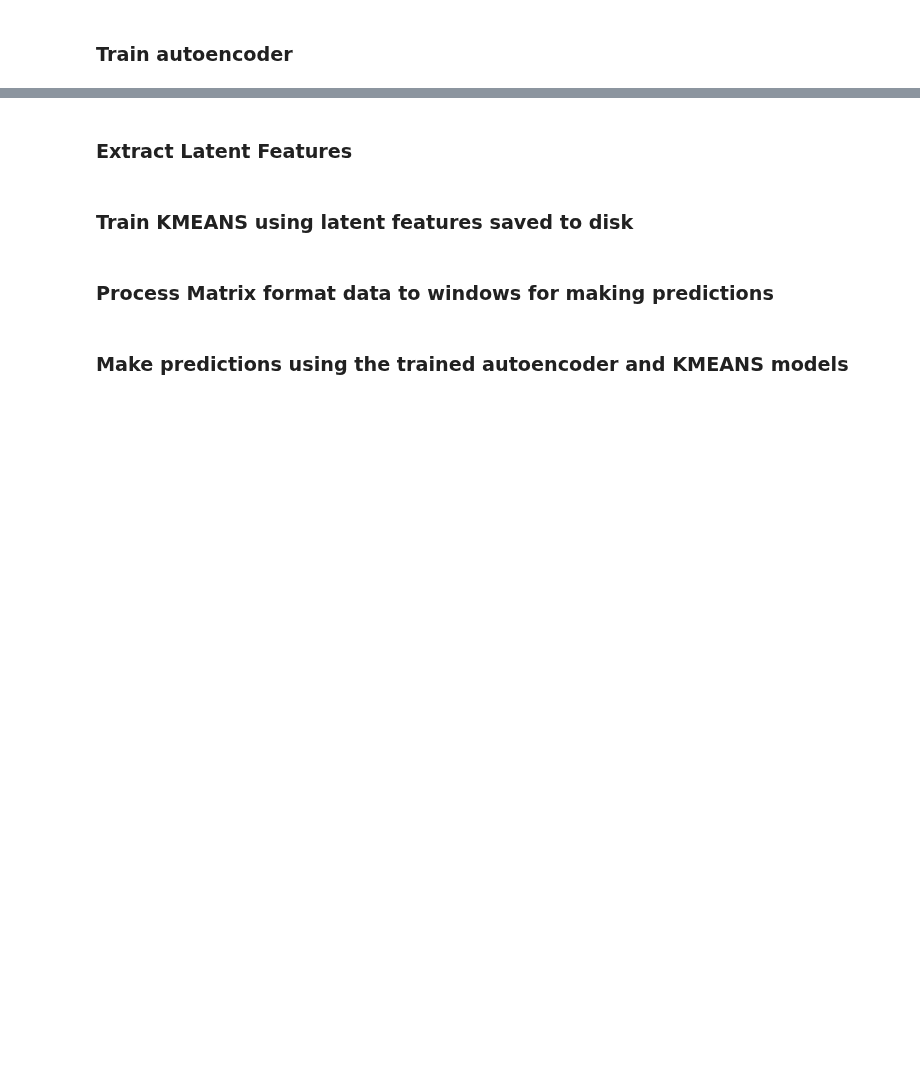
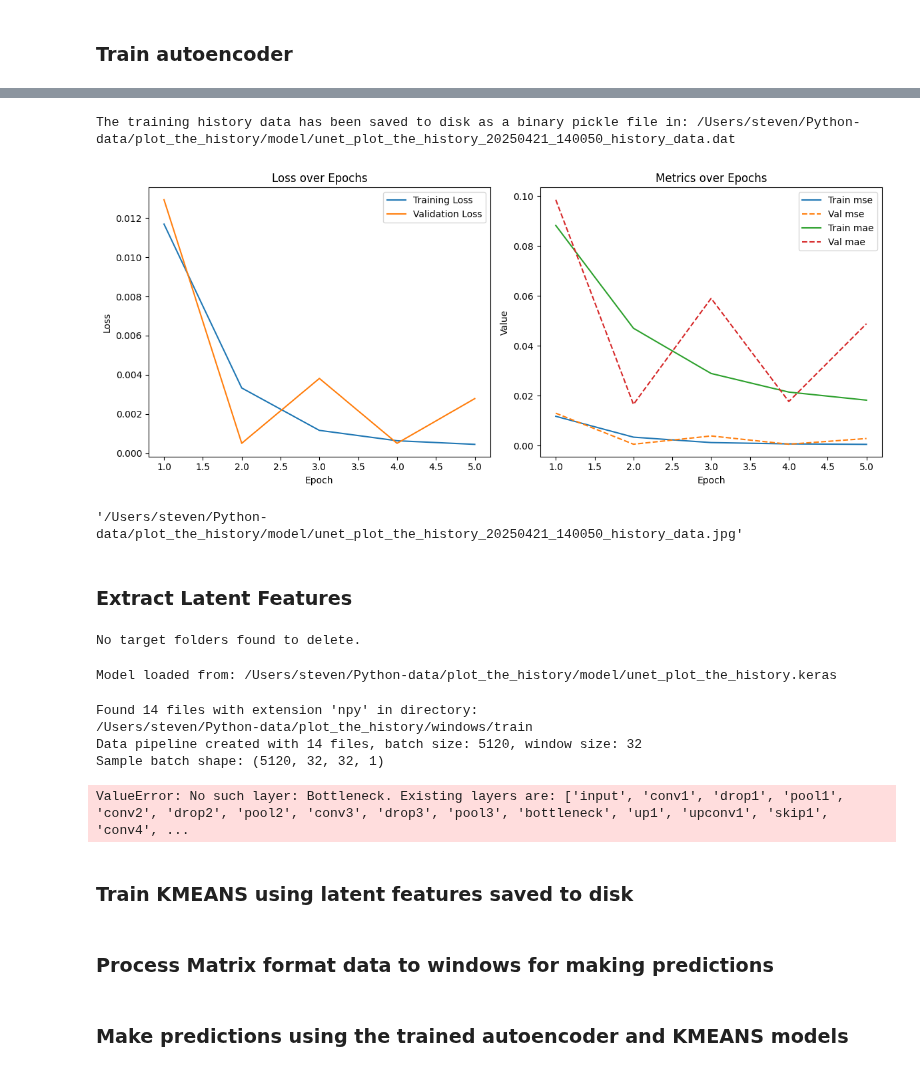
Before and after one commit to srschofield/SRSML24, a Jupyter notebook: examples/notebooks/cluster.ipynb, the cells around one changed output, grey strips where cells are left out. Drawn from its saved outputs; the diff is of its cells as text; code cells hidden in the pictures; blank space fills up the shorter version.

```diff
--- a/examples/notebooks/cluster.ipynb
+++ b/examples/notebooks/cluster.ipynb
@@ -106,7 +106,7 @@ Current time 2025-04-21 13:21:12
 # %%
 # Parameters for windows creation
 # General
-job_name = 'history'
+job_name = 'plot_the_history'
 verbose = False             # Set this True to print out more information
 
 # MTRX preprocessing
@@ -131,7 +131,7 @@ model_name = 'unet_' + job_name
 batch_size = 128
 buffer_size = 12800 # shuffling
 learning_rate = 1e-4
-epochs = 10
+epochs = 5
 
 # Parameters for clustering
 cluster_model_name = model_name + '_kmeans'
@@ -148,8 +148,8 @@ reassignment_ratio=0.05                         # Fraction of clusters reassigne
 predict_window_pitch = 1                        # Window pitch for prediction
 
 # DATA LIMITS FOR TESTING THE CODE
-mtrx_train_data_limit = 500 #1000 #None                    # Number of MTRX files to process (training)
-mtrx_test_data_limit = 100 #200 #None                     # Number of MTRX files to process (validation)
+mtrx_train_data_limit = 50 #1000 #None                    # Number of MTRX files to process (training)
+mtrx_test_data_limit = 10 #200 #None                     # Number of MTRX files to process (validation)
 
 train_data_limit = None                         # Limit the data used in the autoencoder training
 test_data_limit = None                          # Limit the data used in the autoencoder training (validation)
@@ -339,13 +351,18 @@ Epoch 1/10
 # %%
 # Save training history
 history_data_file_path = m.save_history(history, model_path=model_path, model_name=model_name, model_train_time=model_train_time)
 #history_data_file_path=model_path+'/'+model_name+'_'+model_train_time+'_history_data.dat'
 m.plot_history_from_file(file_path=history_data_file_path,
                             loss_name='loss',
                             val_loss_name='val_loss',
                             metric_names=['mse', 'mae'],
                             val_metric_names=['val_mse', 'val_mae'],
-                            dpi=150)
+                            dpi=150,
+                            show_plot=True)
+# %% [output]
+The training history data has been saved to disk as a binary pickle file in: /Users/steven/Python-data/plot_the_history/model/unet_plot_the_history_20250421_140050_history_data.dat
+[figure, added]
+'/Users/steven/Python-data/plot_the_history/model/unet_plot_the_history_20250421_140050_history_data.jpg'
 # %% [markdown]
 ### Extract Latent Features
 # %%
@@ -353,9 +370,13 @@ dp.delete_data_folders(
     job_data_path,
     subdirectories='latent_features',
     override=True)
+# %% [output]
+No target folders found to delete.
 # %%
 # Load the trained autoencoder model
 autoencoder_model = m.load_model(model_path, model_name=model_name)
+# %% [output]
+Model loaded from: /Users/steven/Python-data/plot_the_history/model/unet_plot_the_history.keras
 # %%
 # Training data - tensorflow data pipeline
 train_files, num_train = dp.list_files_by_extension(windows_train_path, 'npy')
@@ -368,6 +389,11 @@ train_dataset = m.create_tf_dataset_batched(
     window_size=window_size,
     is_autoencoder=True,
     shuffle=True)
+# %% [output]
+Found 14 files with extension 'npy' in directory:
+/Users/steven/Python-data/plot_the_history/windows/train
+Data pipeline created with 14 files, batch size: 5120, window size: 32
+Sample batch shape: (5120, 32, 32, 1)
 # %%
 m.extract_latent_features_to_disk_from_prebatched_windows(
     autoencoder_model,
@@ -376,6 +402,8 @@ m.extract_latent_features_to_disk_from_prebatched_windows(
     features_name='latent_features_train',
     return_array=False,
     verbose=False)
+# %% [output]
+ValueError: No such layer: Bottleneck. Existing layers are: ['input', 'conv1', 'drop1', 'pool1', 'conv2', 'drop2', 'pool2', 'conv3', 'drop3', 'pool3', 'bottleneck', 'up1', 'upconv1', 'skip1', 'conv4', ...
 # %% [markdown]
 ### Train KMEANS using latent features saved to disk
 # %%
```
Also changed, not shown: parts of 5 cells of this notebook, 5 other files.
